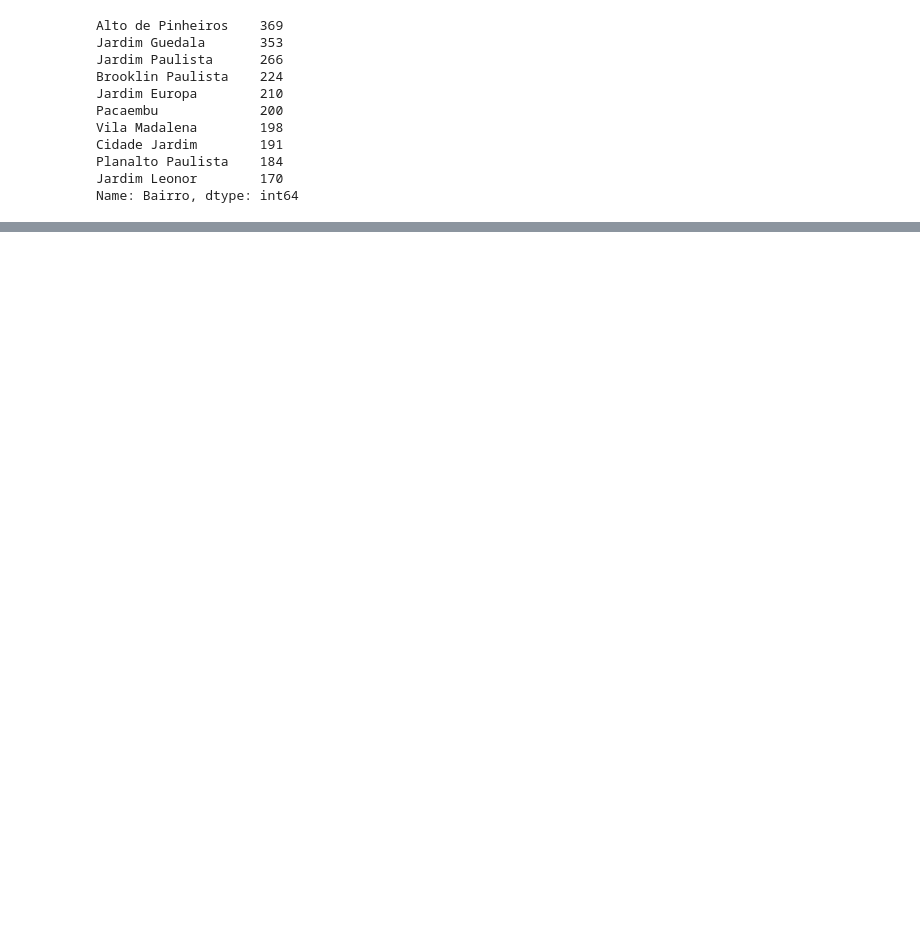
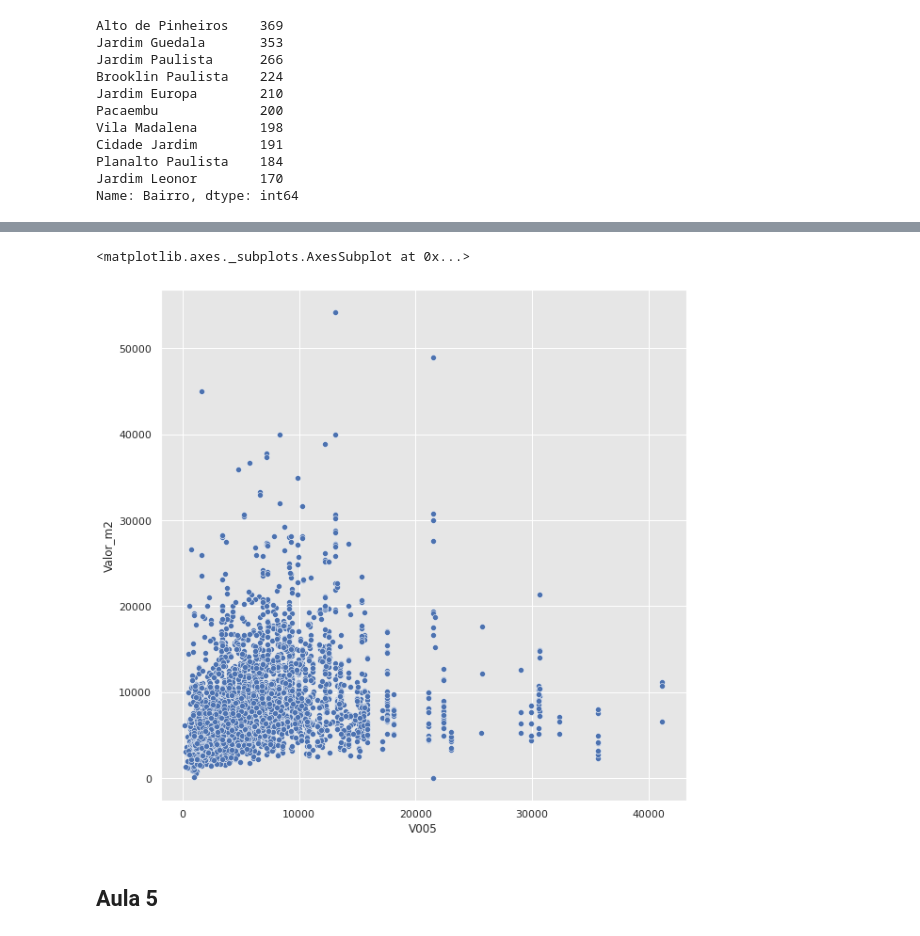
Before and after one commit to Rafael-Eiji/ImersaoDados, a Jupyter notebook: imersaodados.ipynb, the cells around one changed output, grey strips where cells are left out. Drawn from its saved outputs; the diff is of its cells as text; code cells hidden in the pictures; blank space fills up the shorter version.

```diff
--- a/imersaodados.ipynb
+++ b/imersaodados.ipynb
@@ -569,3 +569,4 @@ plt.show()
 # %%
 ibge_url = "https://gist.githubusercontent.com/tgcsantos/85f8c7b0a2edbc3e27fcad619b37d886/raw/a4954781e6bca9cb804062a3eea0b3b84679daf4/Basico_SP1.csv"
-pd.read_csv(ibge_url, sep=';')
+ibge_df = pd.read_csv(ibge_url, sep=';', encoding='ISO-8859-1', thousands='.', decimal=  ',')
+ibge_df.dropna(how='all', axis=1, inplace=True)
@@ -585,0 +760,3 @@ pd.read_csv(ibge_url, sep=';')
+# %%
+dados_geo = pd.read_csv("/content/drive/MyDrive/censo/dados_geo.csv")
+dados_geo.head()
@@ -585,0 +770,3 @@ pd.read_csv(ibge_url, sep=';')
+# %%
+dados_vendas_censo = pd.merge(left = dados_geo, right = ibge_df, how = "left", left_on = "setor_censo", right_on = "Cod_setor")
+dados_vendas_censo
@@ -585,0 +807,8 @@ pd.read_csv(ibge_url, sep=';')
+# %%
+plt.figure(figsize=(10, 10))
+sns.scatterplot(data = dados_vendas_censo, x="V005", y="Valor_m2")
+# %% [output]
+<matplotlib.axes._subplots.AxesSubplot at 0x...>
+[figure, added]
+# %% [markdown]
+## Aula 5
```
Also changed, not shown: parts of 56 cells of this notebook.
